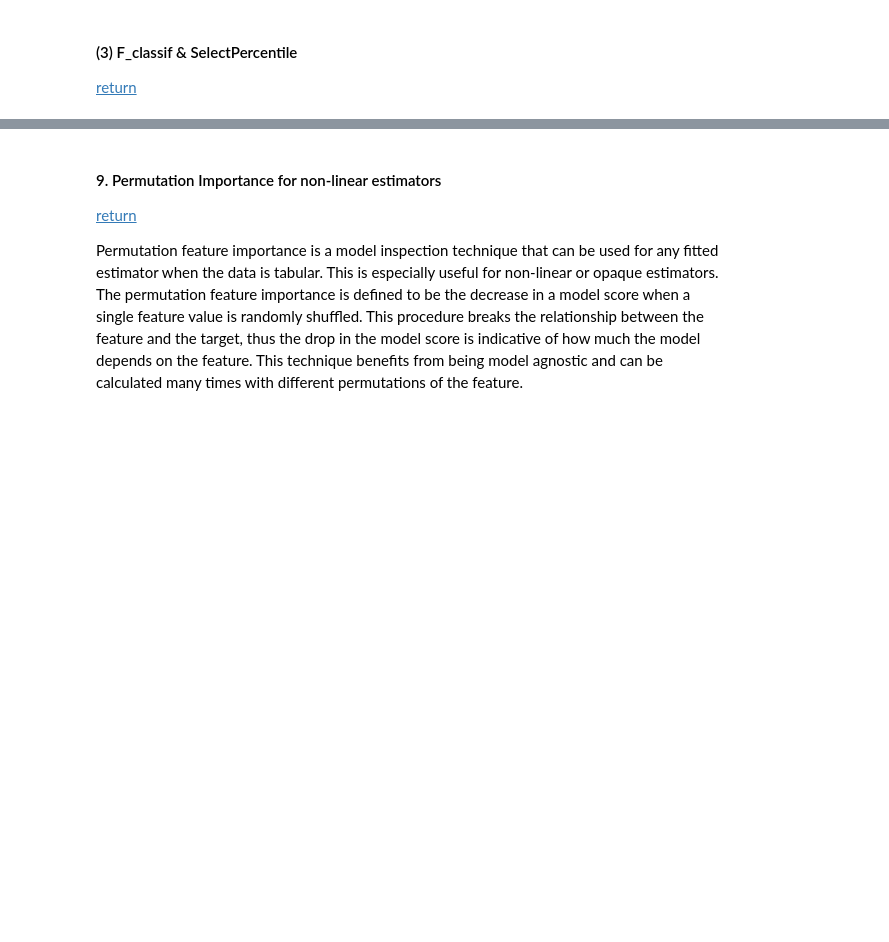
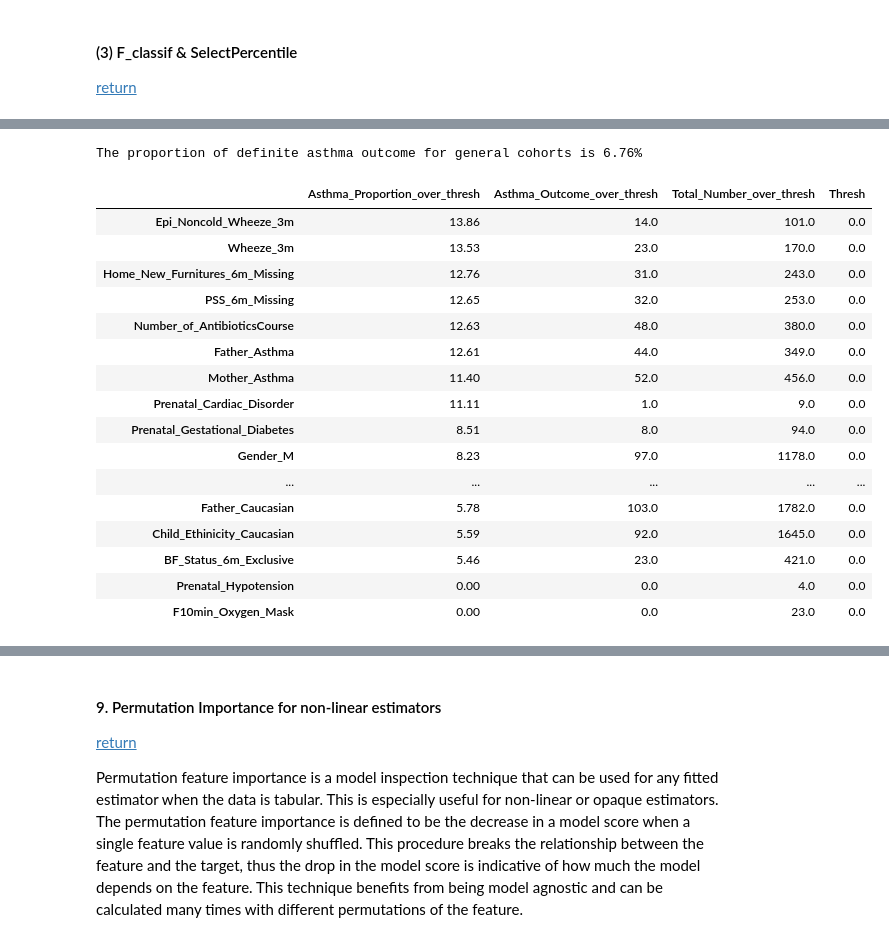
Before and after one commit to PingHe-Stan/Sickkids_ML, a Jupyter notebook: notebooks/CHILD_ml_pipeline.ipynb, the cells around one changed output, grey strips where cells are left out. Drawn from its saved outputs; the diff is of its cells as text; code cells hidden in the pictures; blank space fills up the shorter version.

```diff
--- a/notebooks/CHILD_ml_pipeline.ipynb
+++ b/notebooks/CHILD_ml_pipeline.ipynb
@@ -912,0 +1044,21 @@ df_for_ml[df_for_ml.F10min_Suction == 1].y.value_counts(normalize=True)
+# %%
+view_y_proportions(df_ml_scaled, list(set(list(res_index) + list(lasso_index))))
+# %% [output]
+The proportion of definite asthma outcome for general cohorts is 6.76%
+|  | Asthma_Proportion_over_thresh | Asthma_Outcome_over_thresh | Total_Number_over_thresh | Thresh |
+| Epi_Noncold_Wheeze_3m | 13.86 | 14.0 | 101.0 | 0.0 |
+| Wheeze_3m | 13.53 | 23.0 | 170.0 | 0.0 |
+| Home_New_Furnitures_6m_Missing | 12.76 | 31.0 | 243.0 | 0.0 |
+| PSS_6m_Missing | 12.65 | 32.0 | 253.0 | 0.0 |
+| Number_of_AntibioticsCourse | 12.63 | 48.0 | 380.0 | 0.0 |
+| Father_Asthma | 12.61 | 44.0 | 349.0 | 0.0 |
+| Mother_Asthma | 11.40 | 52.0 | 456.0 | 0.0 |
+| Prenatal_Cardiac_Disorder | 11.11 | 1.0 | 9.0 | 0.0 |
+| Prenatal_Gestational_Diabetes | 8.51 | 8.0 | 94.0 | 0.0 |
+| Gender_M | 8.23 | 97.0 | 1178.0 | 0.0 |
+| ... | ... | ... | ... | ... |
+| Father_Caucasian | 5.78 | 103.0 | 1782.0 | 0.0 |
+| Child_Ethinicity_Caucasian | 5.59 | 92.0 | 1645.0 | 0.0 |
+| BF_Status_6m_Exclusive | 5.46 | 23.0 | 421.0 | 0.0 |
+| Prenatal_Hypotension | 0.00 | 0.0 | 4.0 | 0.0 |
+| F10min_Oxygen_Mask | 0.00 | 0.0 | 23.0 | 0.0 |
```
Also changed, not shown: parts of 29 cells of this notebook.
